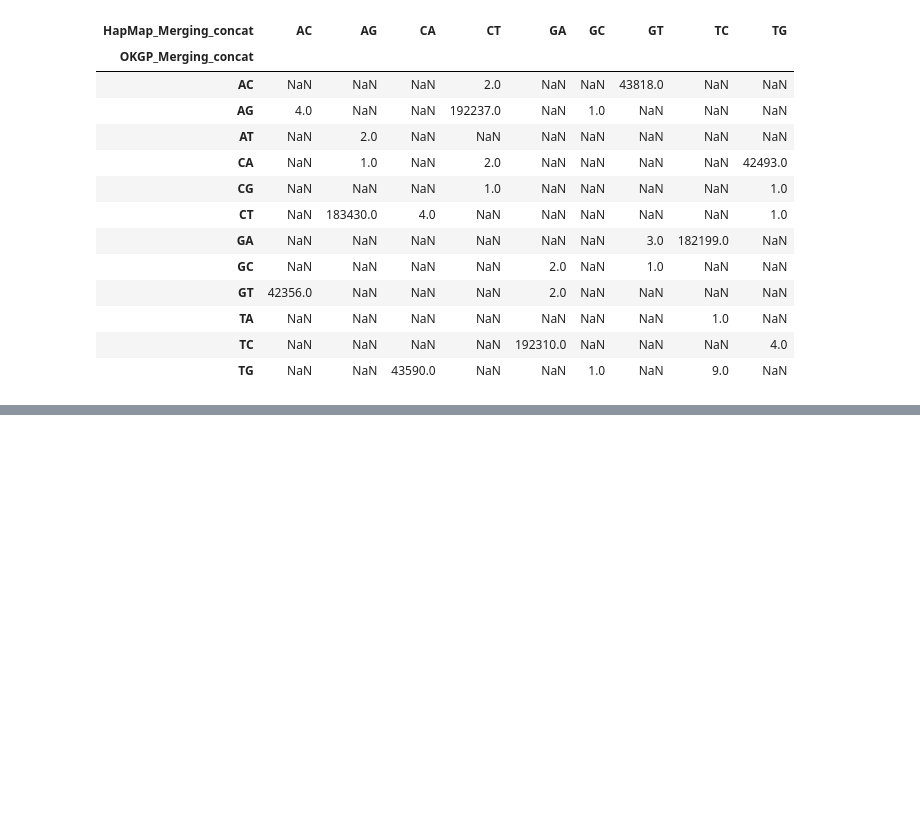
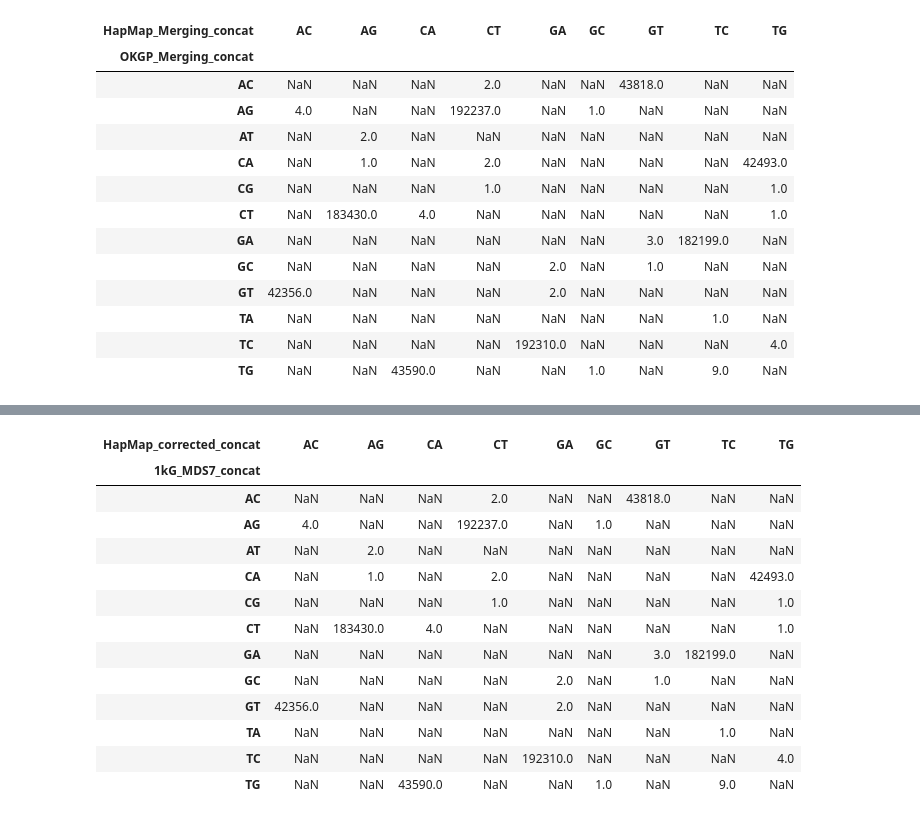
Before and after one commit to Truongphi20/GWA_tutorial, a Jupyter notebook: survey/merge_hapmap_and_okgp/quick_check.ipynb, the cells around one changed output, grey strips where cells are left out. Cells and saved outputs as stored; diff of their text form; code cells hidden in the pictures; blank space fills up the shorter version.

```diff
--- a/survey/merge_hapmap_and_okgp/quick_check.ipynb
+++ b/survey/merge_hapmap_and_okgp/quick_check.ipynb
@@ -269,0 +296,21 @@ check_trans(HapMap_Merging, OKGP_Merging, "HapMap_Merging", "OKGP_Merging")
+# %%
+# MERGE_STRAND_PB_CHECK + MERGE_STRAND_PB_FLIP
+hapmap_file="../../output/POP_STRATIFICATION/MERGE_STRAND_PB_FLIP/corrected_hapmap.bim"
+okgp_file = "../../output/POP_STRATIFICATION/HAMONIZE_OKGP_BUILD/1kG_MDS7.bim"
+
+check_trans(hapmap_file, okgp_file, "HapMap_corrected", "1kG_MDS7")
+# %% [output]
+| HapMap_corrected_concat | AC | AG | CA | CT | GA | GC | GT | TC | TG |
+| 1kG_MDS7_concat |  |  |  |  |  |  |  |  |  |
+| AC | NaN | NaN | NaN | 2.0 | NaN | NaN | 43818.0 | NaN | NaN |
+| AG | 4.0 | NaN | NaN | 192237.0 | NaN | 1.0 | NaN | NaN | NaN |
+| AT | NaN | 2.0 | NaN | NaN | NaN | NaN | NaN | NaN | NaN |
+| CA | NaN | 1.0 | NaN | 2.0 | NaN | NaN | NaN | NaN | 42493.0 |
+| CG | NaN | NaN | NaN | 1.0 | NaN | NaN | NaN | NaN | 1.0 |
+| CT | NaN | 183430.0 | 4.0 | NaN | NaN | NaN | NaN | NaN | 1.0 |
+| GA | NaN | NaN | NaN | NaN | NaN | NaN | 3.0 | 182199.0 | NaN |
+| GC | NaN | NaN | NaN | NaN | 2.0 | NaN | 1.0 | NaN | NaN |
+| GT | 42356.0 | NaN | NaN | NaN | 2.0 | NaN | NaN | NaN | NaN |
+| TA | NaN | NaN | NaN | NaN | NaN | NaN | NaN | 1.0 | NaN |
+| TC | NaN | NaN | NaN | NaN | 192310.0 | NaN | NaN | NaN | 4.0 |
+| TG | NaN | NaN | 43590.0 | NaN | NaN | 1.0 | NaN | 9.0 | NaN |
```
Also changed, not shown: parts of 3 cells of this notebook.
